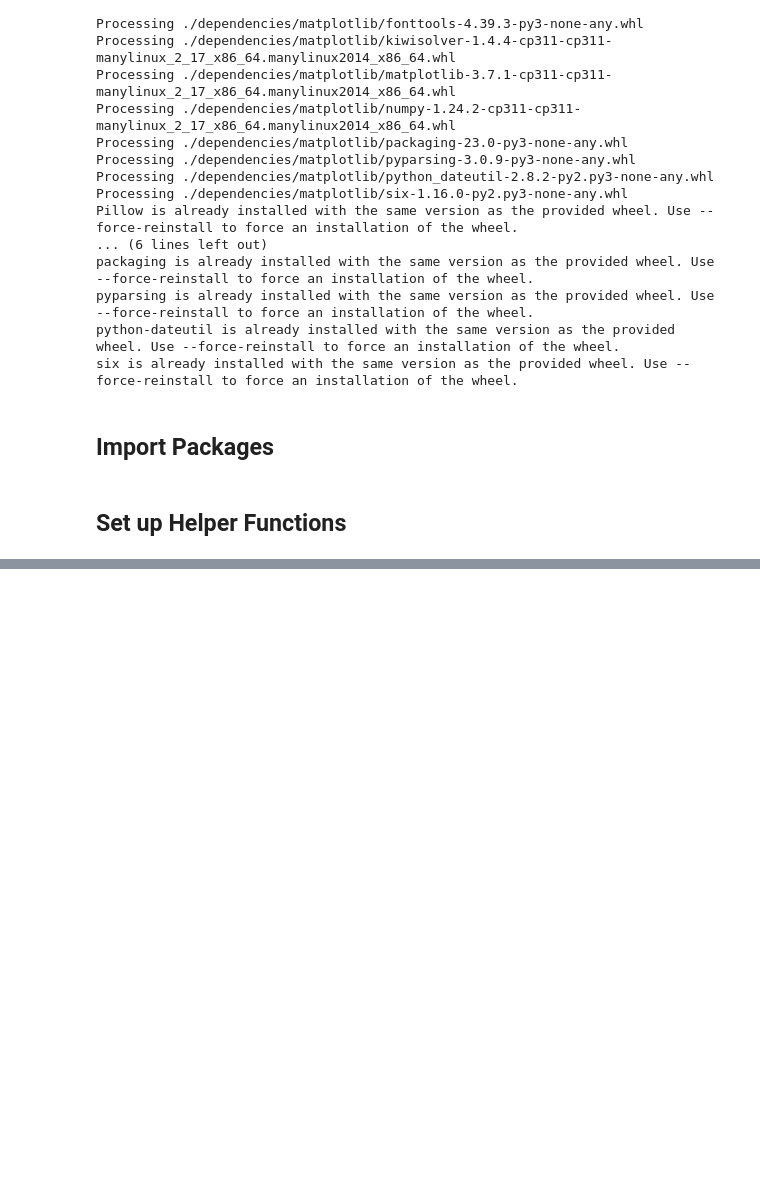
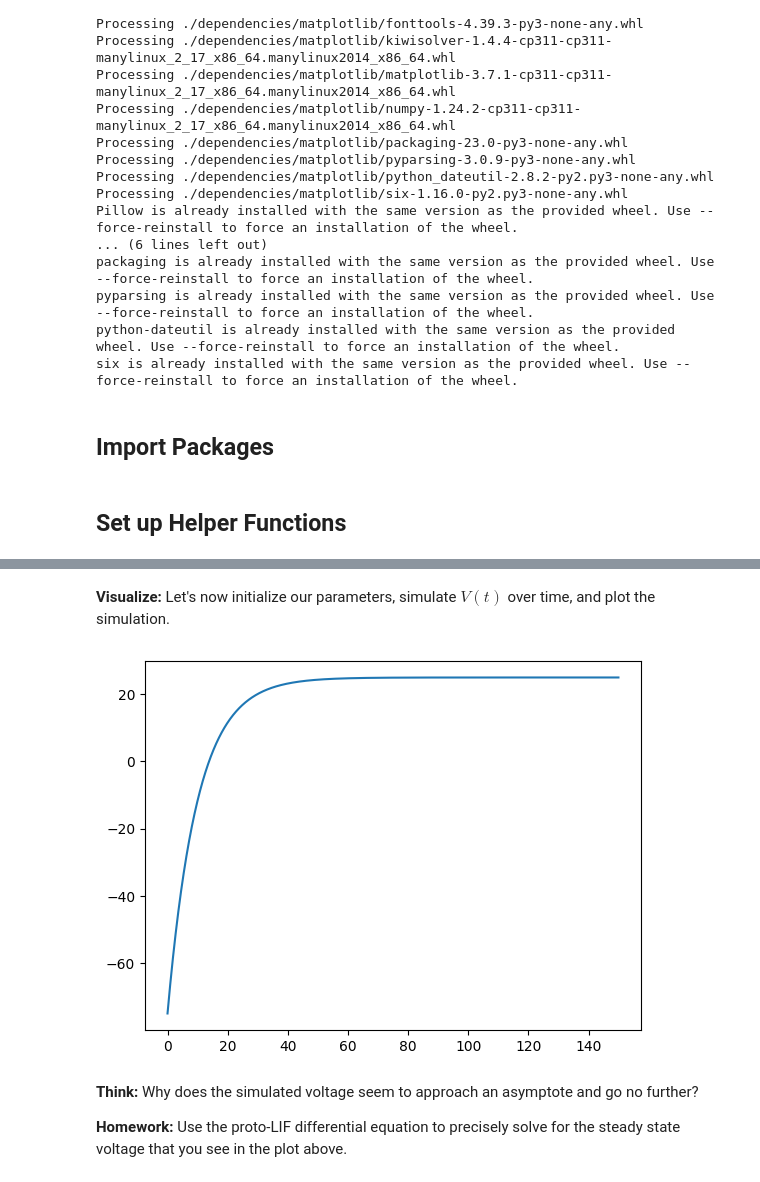
Before and after one commit to ilennaj/neuron_model_tutorial, a Jupyter notebook: notebooks/02_lif_tutorial.ipynb, the cells around one changed output, grey strips where cells are left out. Saved outputs shown, nothing was run; the diff lists cells and outputs as text; code cells hidden in the pictures; blank space fills up the shorter version.

```diff
--- a/notebooks/02_lif_tutorial.ipynb
+++ b/notebooks/02_lif_tutorial.ipynb
@@ -41,0 +224,21 @@ import matplotlib.pyplot as plt
+# %% [markdown]
+**Visualize:** Let's now initialize our parameters, simulate $V(t)$ over time, and plot the simulation.
+# %%
+# Choose current magnitude and initialize parameters
+I_ext = 1000 #pA
+params = default_params()
+# params['T'] = 10.0
+# params['dt'] = 0.01
+
+# Run simulation
+solution, t = simulate_proto_LIF(params, I_ext)
+
+# Plot simulation
+plt.plot(t, solution)
+plt.show()
+# %% [output]
+[figure, added]
+# %% [markdown]
+**Think:** Why does the simulated voltage seem to approach an asymptote and go no further?
+
+**Homework:** Use the proto-LIF differential equation to precisely solve for the steady state voltage that you see in the plot above.
```
Also changed, not shown: parts of 82 cells of this notebook, 5 other files.
